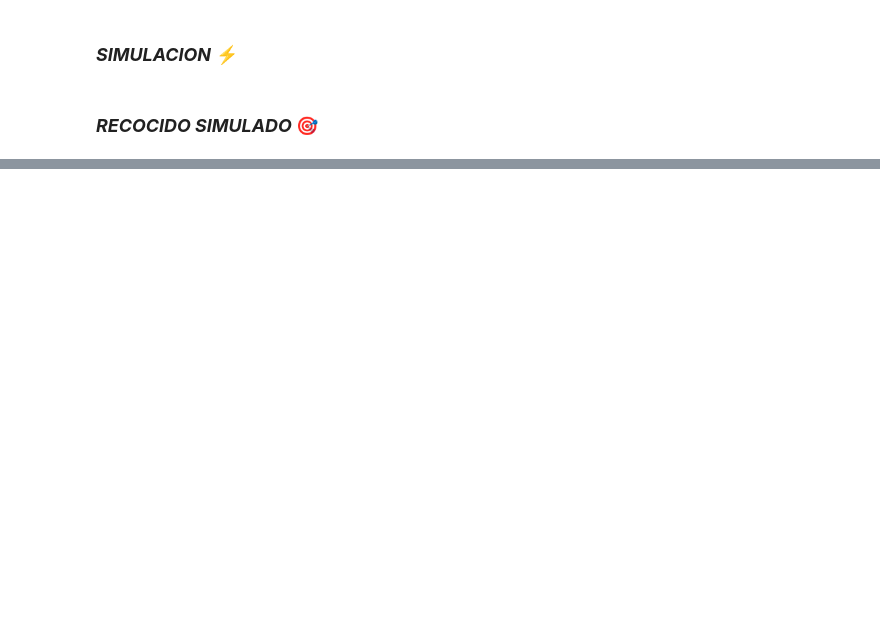
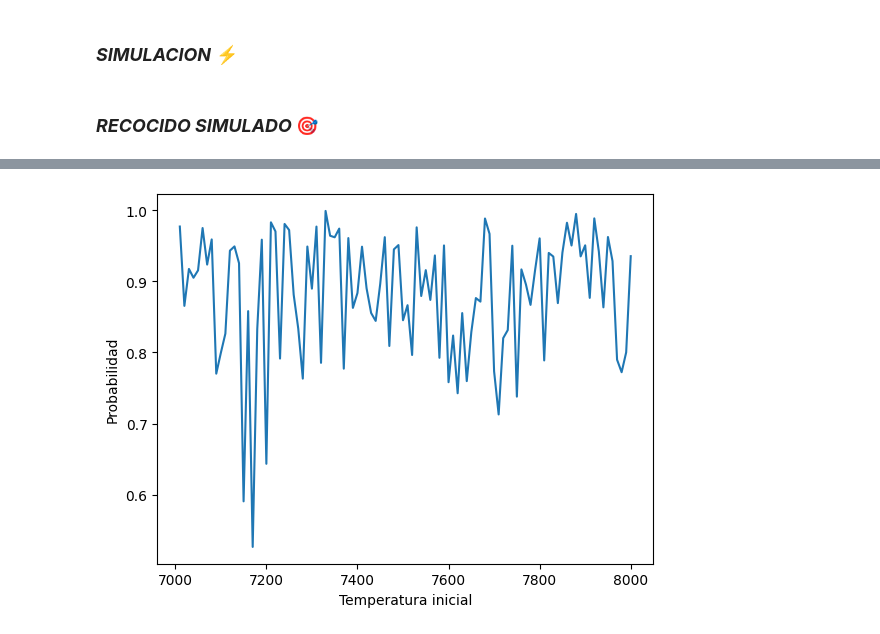
Before and after one commit to iremma/metodos-simulacion, a Jupyter notebook: Recocido_Simulado_Inventario.ipynb, the cells around one changed output, grey strips where cells are left out. Drawn from its saved outputs; the diff is of its cells as text; code cells hidden in the pictures; blank space fills up the shorter version.

```diff
--- a/Recocido_Simulado_Inventario.ipynb
+++ b/Recocido_Simulado_Inventario.ipynb
@@ -355,3 +396,10 @@ recocido_simulado(initial_state)
+# %%
+initial_state = {'periodicidad':168 ,
+                      'nivel_1': 1500,
+                      'nivel_2': 1000 }
+buscando_temperatura(8000,initial_state)
+# %% [output]
+[figure, added]
 # %%
 # %% [output]
 0.7788007830714049
```
Also changed, not shown: parts of 3 cells of this notebook, 3 other files.
